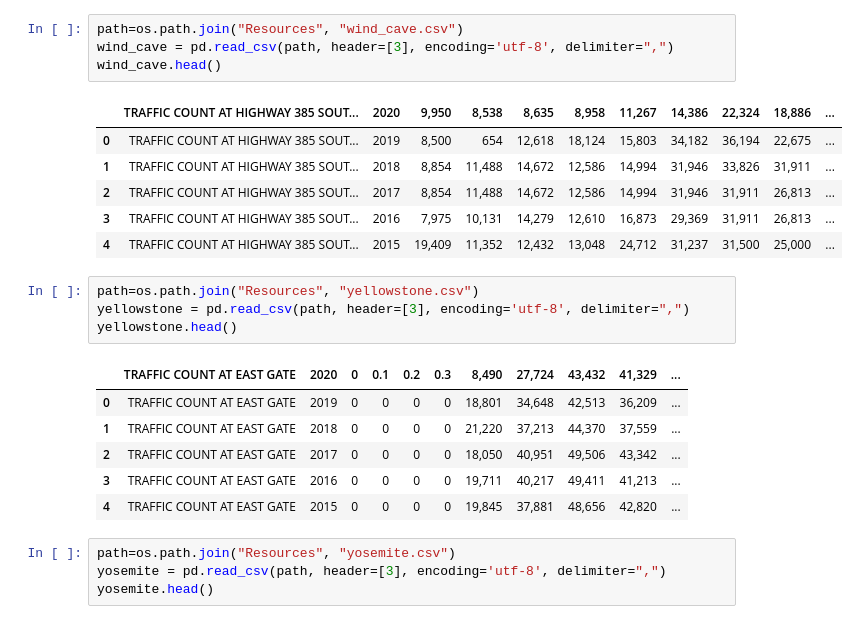
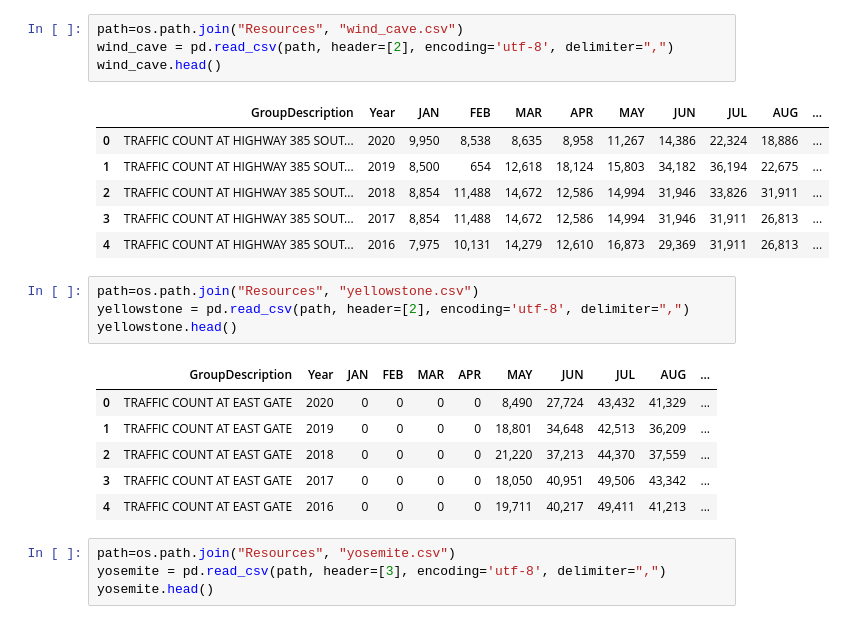
Before and after one commit to pmhu4242/ETL-Project, a Jupyter notebook: np_data_project_2.ipynb, the cells around one changed output. Saved outputs shown, nothing was run; the diff lists cells and outputs as text.

```diff
--- a/np_data_project_2.ipynb
+++ b/np_data_project_2.ipynb
@@ -460,25 +492,25 @@ theodore_roosevelt.head()
 # %%
 path=os.path.join("Resources", "wind_cave.csv")
-wind_cave = pd.read_csv(path, header=[3], encoding='utf-8', delimiter=",")
+wind_cave = pd.read_csv(path, header=[2], encoding='utf-8', delimiter=",")
 wind_cave.head()
 # %% [output]
-|  | TRAFFIC COUNT AT HIGHWAY 385 SOUT... | 2020 | 9,950 | 8,538 | 8,635 | 8,958 | 11,267 | 14,386 | 22,324 | 18,886 | ... |
-| 0 | TRAFFIC COUNT AT HIGHWAY 385 SOUT... | 2019 | 8,500 | 654 | 12,618 | 18,124 | 15,803 | 34,182 | 36,194 | 22,675 | ... |
-| 1 | TRAFFIC COUNT AT HIGHWAY 385 SOUT... | 2018 | 8,854 | 11,488 | 14,672 | 12,586 | 14,994 | 31,946 | 33,826 | 31,911 | ... |
-| 2 | TRAFFIC COUNT AT HIGHWAY 385 SOUT... | 2017 | 8,854 | 11,488 | 14,672 | 12,586 | 14,994 | 31,946 | 31,911 | 26,813 | ... |
-| 3 | TRAFFIC COUNT AT HIGHWAY 385 SOUT... | 2016 | 7,975 | 10,131 | 14,279 | 12,610 | 16,873 | 29,369 | 31,911 | 26,813 | ... |
-| 4 | TRAFFIC COUNT AT HIGHWAY 385 SOUT... | 2015 | 19,409 | 11,352 | 12,432 | 13,048 | 24,712 | 31,237 | 31,500 | 25,000 | ... |
+|  | GroupDescription | Year | JAN | FEB | MAR | APR | MAY | JUN | JUL | AUG | ... |
+| 0 | TRAFFIC COUNT AT HIGHWAY 385 SOUT... | 2020 | 9,950 | 8,538 | 8,635 | 8,958 | 11,267 | 14,386 | 22,324 | 18,886 | ... |
+| 1 | TRAFFIC COUNT AT HIGHWAY 385 SOUT... | 2019 | 8,500 | 654 | 12,618 | 18,124 | 15,803 | 34,182 | 36,194 | 22,675 | ... |
+| 2 | TRAFFIC COUNT AT HIGHWAY 385 SOUT... | 2018 | 8,854 | 11,488 | 14,672 | 12,586 | 14,994 | 31,946 | 33,826 | 31,911 | ... |
+| 3 | TRAFFIC COUNT AT HIGHWAY 385 SOUT... | 2017 | 8,854 | 11,488 | 14,672 | 12,586 | 14,994 | 31,946 | 31,911 | 26,813 | ... |
+| 4 | TRAFFIC COUNT AT HIGHWAY 385 SOUT... | 2016 | 7,975 | 10,131 | 14,279 | 12,610 | 16,873 | 29,369 | 31,911 | 26,813 | ... |
 # %%
 path=os.path.join("Resources", "yellowstone.csv")
-yellowstone = pd.read_csv(path, header=[3], encoding='utf-8', delimiter=",")
+yellowstone = pd.read_csv(path, header=[2], encoding='utf-8', delimiter=",")
 yellowstone.head()
 # %% [output]
-|  | TRAFFIC COUNT AT EAST GATE | 2020 | 0 | 0.1 | 0.2 | 0.3 | 8,490 | 27,724 | 43,432 | 41,329 | ... |
-| 0 | TRAFFIC COUNT AT EAST GATE | 2019 | 0 | 0 | 0 | 0 | 18,801 | 34,648 | 42,513 | 36,209 | ... |
-| 1 | TRAFFIC COUNT AT EAST GATE | 2018 | 0 | 0 | 0 | 0 | 21,220 | 37,213 | 44,370 | 37,559 | ... |
-| 2 | TRAFFIC COUNT AT EAST GATE | 2017 | 0 | 0 | 0 | 0 | 18,050 | 40,951 | 49,506 | 43,342 | ... |
-| 3 | TRAFFIC COUNT AT EAST GATE | 2016 | 0 | 0 | 0 | 0 | 19,711 | 40,217 | 49,411 | 41,213 | ... |
-| 4 | TRAFFIC COUNT AT EAST GATE | 2015 | 0 | 0 | 0 | 0 | 19,845 | 37,881 | 48,656 | 42,820 | ... |
+|  | GroupDescription | Year | JAN | FEB | MAR | APR | MAY | JUN | JUL | AUG | ... |
+| 0 | TRAFFIC COUNT AT EAST GATE | 2020 | 0 | 0 | 0 | 0 | 8,490 | 27,724 | 43,432 | 41,329 | ... |
+| 1 | TRAFFIC COUNT AT EAST GATE | 2019 | 0 | 0 | 0 | 0 | 18,801 | 34,648 | 42,513 | 36,209 | ... |
+| 2 | TRAFFIC COUNT AT EAST GATE | 2018 | 0 | 0 | 0 | 0 | 21,220 | 37,213 | 44,370 | 37,559 | ... |
+| 3 | TRAFFIC COUNT AT EAST GATE | 2017 | 0 | 0 | 0 | 0 | 18,050 | 40,951 | 49,506 | 43,342 | ... |
+| 4 | TRAFFIC COUNT AT EAST GATE | 2016 | 0 | 0 | 0 | 0 | 19,711 | 40,217 | 49,411 | 41,213 | ... |
 # %%
 path=os.path.join("Resources", "yosemite.csv")
 yosemite = pd.read_csv(path, header=[3], encoding='utf-8', delimiter=",")
```
Also changed, not shown: parts of 82 cells of this notebook.
